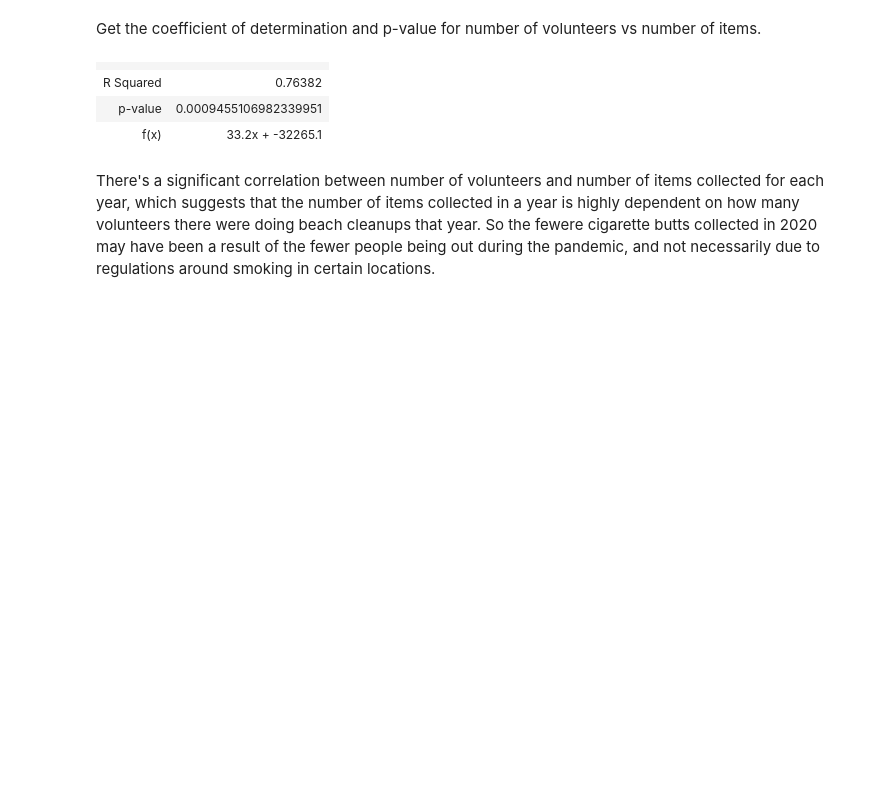
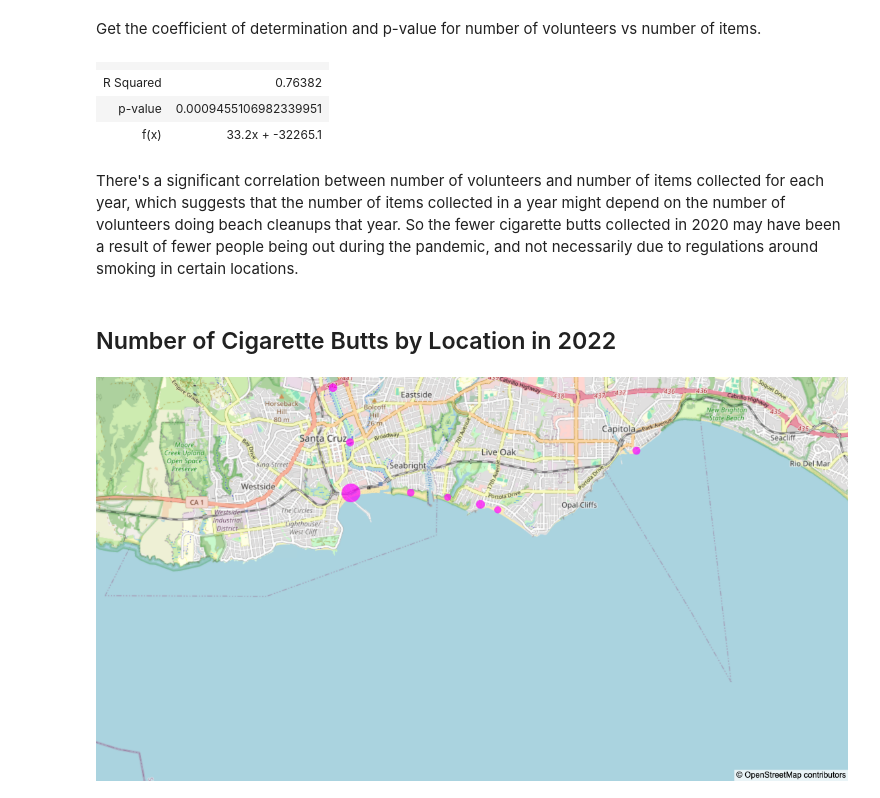
Before and after one commit to jennyfolkesson/saveOurShores, a Jupyter notebook: SOS_cleanup_data.ipynb, the cells around one changed output. Saved outputs shown, nothing was run; the diff lists cells and outputs as text; code cells hidden in the pictures; blank space fills up the shorter version.

Commit message:
added map plot

```diff
--- a/SOS_cleanup_data.ipynb
+++ b/SOS_cleanup_data.ipynb
@@ -241,5 +241,27 @@ table
 | p-value | 0.0009455106982339951 |
 | f(x) | 33.2x + -32265.1 |
 # %% [markdown]
-There's a significant correlation between number of volunteers and number of items collected for each year, which suggests that the number of items collected in a year is highly dependent on how many volunteers there were doing beach cleanups that year.
-So the fewere cigarette butts collected in 2020 may have been a result of the fewer people being out during the pandemic, and not necessarily due to regulations around smoking in certain locations.
+There's a significant correlation between number of volunteers and number of items collected for each year, which suggests that the number of items collected in a year might depend on the number of volunteers doing beach cleanups that year.
+So the fewer cigarette butts collected in 2020 may have been a result of fewer people being out during the pandemic, and not necessarily due to regulations around smoking in certain locations.
+# %% [markdown]
+## Number of Cigarette Butts by Location in 2022
+# %%
+sos22 = sos_data[sos_data['Date'].dt.year == 2022]
+sos22 = sos22[['Cleanup Site', 'Cigarette Butts']]
+sos22 = sos22.groupby('Cleanup Site').sum()
+sos22 = sos22.reset_index()
+sos22.sort_values(by=['Cigarette Butts'], ascending=False, inplace=True)
+# Get the top 10 offenders
+sos22 = sos22[:10]
+# load lookup table for most common sites
+lut = plots.geo_lut()
+# join data sets
+sos22 = pd.merge(sos22, lut, on="Cleanup Site")
+# %%
+import importlib
+importlib.reload(plots)
+# Plot the 10 cleanup sites with the most cigarette butts in 2022
+fig = plots.map_graph(sos22)
+fig.show()
+# %% [output]
+[figure, added]
```
Also changed, not shown: parts of 2 cells of this notebook, 2 other files.
